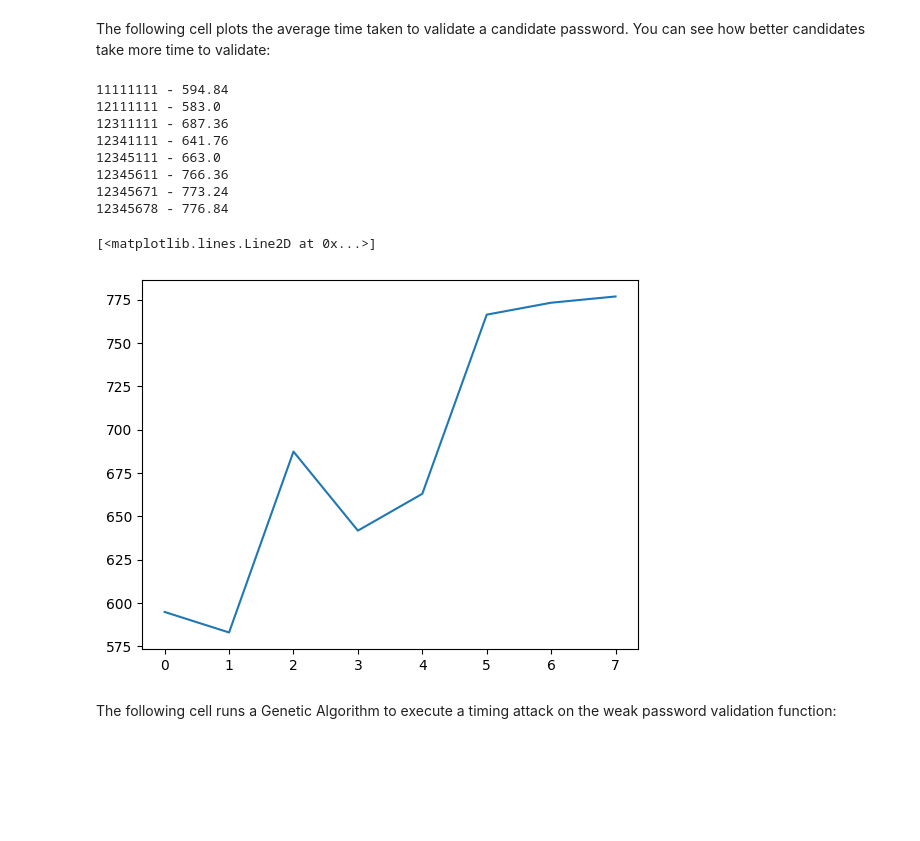
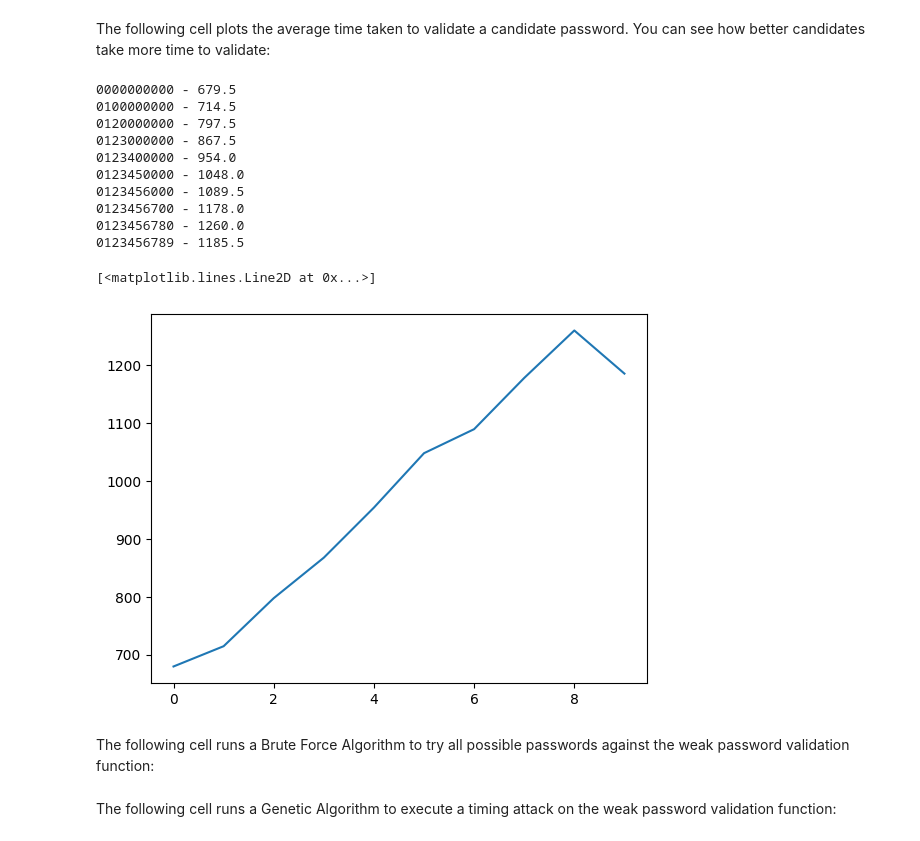
Before and after one commit to Cpod2/ai_final_project, a Jupyter notebook: index.ipynb, the cells around one changed output. Cells and saved outputs as stored; diff of their text form; code cells hidden in the pictures; blank space fills up the shorter version.

```diff
--- a/index.ipynb
+++ b/index.ipynb
@@ -8,44 +8,52 @@ take more time to validate:
 # %%
 import time
 
 from matplotlib import pyplot as plt
 
 from auth import validate
 
+import statistics
 
 candidates = [
-    "11111111",
-    "12111111",
-    "12311111",
-    "12341111",
-    "12345111",
-    "12345611",
-    "12345671",
-    "12345678",
+    "0000000000",
+    "0100000000",
+    "0120000000",
+    "0123000000",
+    "0123400000",
+    "0123450000",
+    "0123456000",
+    "0123456700",
+    "0123456780",
+    "0123456789",
 ]
 
-nanoseconds = [0 for _ in range(8)]
+nanoseconds = [0 for _ in range(len(candidates))]
 
 for i, candidate in enumerate(candidates):
-    accumulator = 0
-    iterations = 25
+    iterations = 10
+    results = []
     for j in range(iterations):
         start = time.time_ns()
         validate(candidate)
         end = time.time_ns()
-        accumulator += end - start
-    nanoseconds[i] = accumulator / iterations
+        results.append(end - start)
+    nanoseconds[i] = statistics.median(results)
     print(f"{candidate} - {nanoseconds[i]}")
 
 plt.plot(nanoseconds)
 # %% [output]
-11111111 - 594.84
-12111111 - 583.0
-12311111 - 687.36
-12341111 - 641.76
-12345111 - 663.0
-12345611 - 766.36
-12345671 - 773.24
-12345678 - 776.84
+0000000000 - 679.5
+0100000000 - 714.5
+0120000000 - 797.5
+0123000000 - 867.5
+0123400000 - 954.0
+0123450000 - 1048.0
+0123456000 - 1089.5
+0123456700 - 1178.0
+0123456780 - 1260.0
+0123456789 - 1185.5
 [<matplotlib.lines.Line2D at 0x...>]
-[figure, old version]
+[figure, new version]
+# %% [markdown]
+The following cell runs a Brute Force Algorithm to try all possible passwords against the weak password
+validation function:
```
Also changed, not shown: parts of 3 cells of this notebook, 3 other files.
